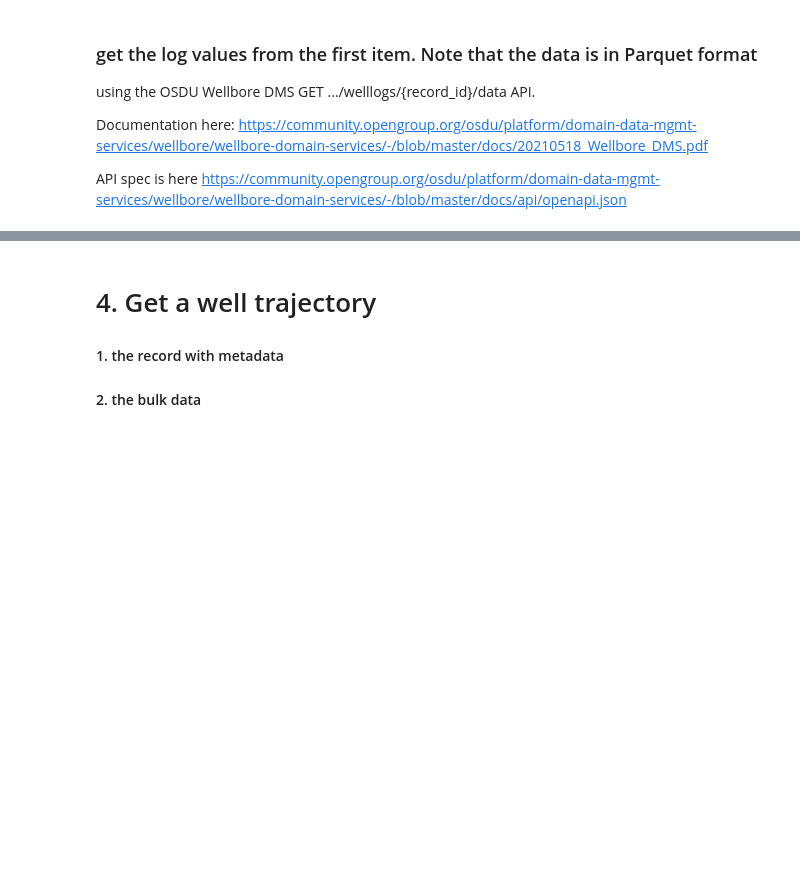
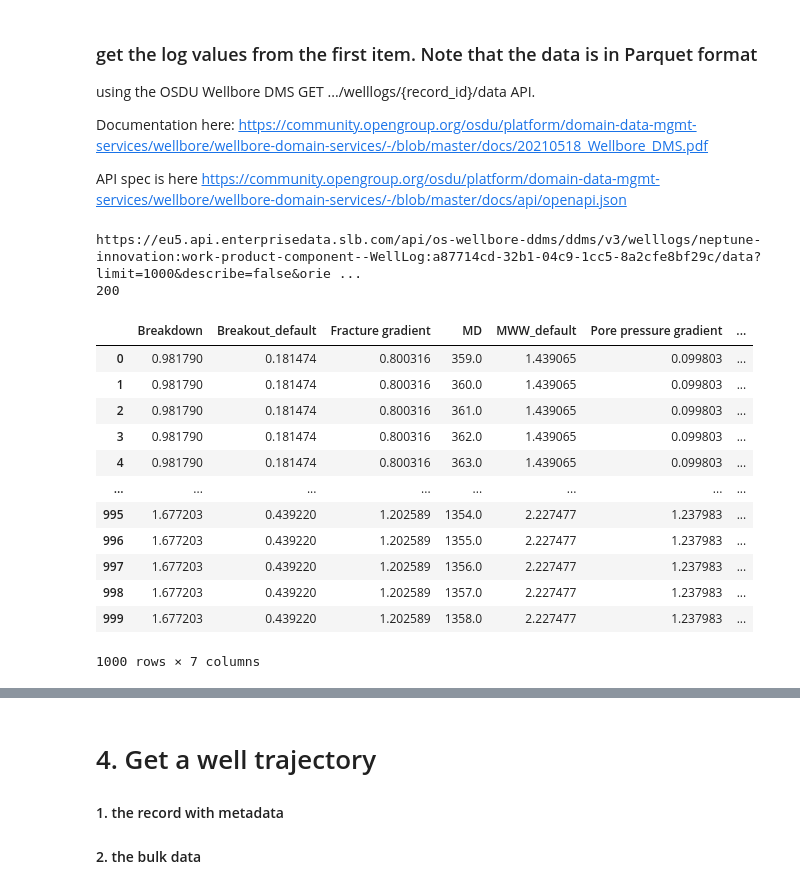
Before and after one commit to terjebja/osdu_notebook, a Jupyter notebook: OSDU_w_SAuth_example_Terje_Berg.ipynb, the cells around one changed output, grey strips where cells are left out. Drawn from its saved outputs; the diff is of its cells as text; code cells hidden in the pictures; blank space fills up the shorter version.

```diff
--- a/OSDU_w_SAuth_example_Terje_Berg.ipynb
+++ b/OSDU_w_SAuth_example_Terje_Berg.ipynb
@@ -271,31 +348,47 @@ API spec is here
 https://community.opengroup.org/osdu/platform/domain-data-mgmt-services/wellbore/wellbore-domain-services/-/blob/master/docs/api/openapi.json
 # %%
 # 2. get the log values
-ID = 5
+ID = 9
 #9 PPFG
 #50 Zones
 well_logID = well_log_IDs[ID]
 
 well_log_service_url =  wellbore_dms_url + 'welllogs'
 well_log_url_appended = f'{well_log_service_url}/{well_logID}' + '/data?limit=1000&describe=false&orient=split'
 
 print(well_log_url_appended)
 # OSDU v3 API, note that this API returns in Parquet format
 # https://parquet.apache.org/
 
 well_log = requests.get(well_log_url_appended, headers= headers)
 
 print(well_log.status_code)
 
 #convert to Pandas dataframe
 
 well_log_bytes = io.BytesIO(well_log.content)
 
 df = pd.read_parquet(well_log_bytes)
 
 #with pd.option_context('display.max_rows', None, 'display.max_columns', None):  # more options can be specified also
 #    display(df)
 df
+# %% [output]
+https://eu5.api.enterprisedata.slb.com/api/os-wellbore-ddms/ddms/v3/welllogs/neptune-innovation:work-product-component--WellLog:a87714cd-32b1-04c9-1cc5-8a2cfe8bf29c/data?limit=1000&describe=false&orie ...
+200
+|  | Breakdown | Breakout_default | Fracture gradient | MD | MWW_default | Pore pressure gradient | ... |
+| 0 | 0.981790 | 0.181474 | 0.800316 | 359.0 | 1.439065 | 0.099803 | ... |
+| 1 | 0.981790 | 0.181474 | 0.800316 | 360.0 | 1.439065 | 0.099803 | ... |
+| 2 | 0.981790 | 0.181474 | 0.800316 | 361.0 | 1.439065 | 0.099803 | ... |
+| 3 | 0.981790 | 0.181474 | 0.800316 | 362.0 | 1.439065 | 0.099803 | ... |
+| 4 | 0.981790 | 0.181474 | 0.800316 | 363.0 | 1.439065 | 0.099803 | ... |
+| ... | ... | ... | ... | ... | ... | ... | ... |
+| 995 | 1.677203 | 0.439220 | 1.202589 | 1354.0 | 2.227477 | 1.237983 | ... |
+| 996 | 1.677203 | 0.439220 | 1.202589 | 1355.0 | 2.227477 | 1.237983 | ... |
+| 997 | 1.677203 | 0.439220 | 1.202589 | 1356.0 | 2.227477 | 1.237983 | ... |
+| 998 | 1.677203 | 0.439220 | 1.202589 | 1357.0 | 2.227477 | 1.237983 | ... |
+| 999 | 1.677203 | 0.439220 | 1.202589 | 1358.0 | 2.227477 | 1.237983 | ... |
+1000 rows × 7 columns
 # %%
 #df['Zones'] = df['Zones'].astype("category")
 # %%
```
Also changed, not shown: parts of 29 cells of this notebook.
